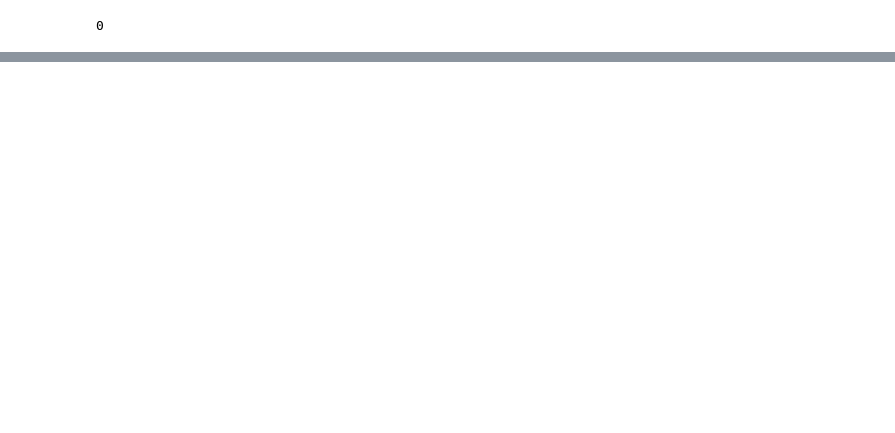
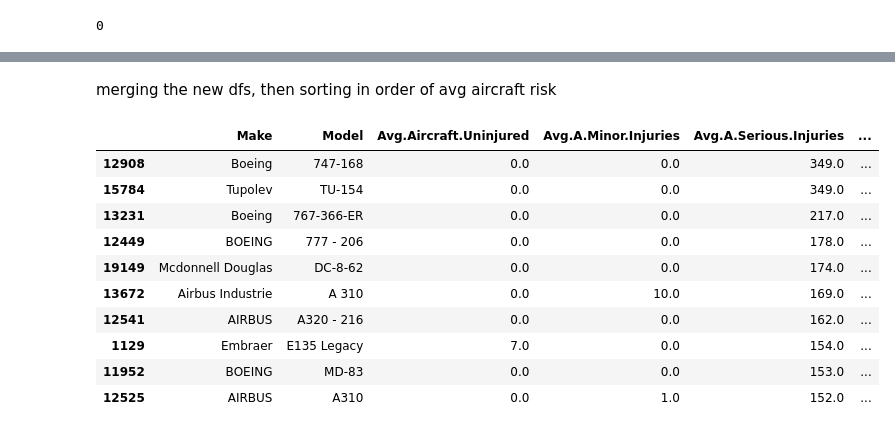
Before and after one commit to justmawi-dot/phaseONEproject, a Jupyter notebook: student.ipynb, the cells around one changed output, grey strips where cells are left out. Drawn from its saved outputs; the diff is of its cells as text; code cells hidden in the pictures; blank space fills up the shorter version.

Commit message:
Create new dataframes and merge

```diff
--- a/student.ipynb
+++ b/student.ipynb
@@ -141,0 +124,5 @@ imputed with fillna(0), didn't want to assume no fatalities or injuries reported
+# %%
+aviation_df['Total.Fatal.Injuries'] = aviation_df['Total.Fatal.Injuries'].fillna(0)
+aviation_df['Total.Serious.Injuries'] = aviation_df['Total.Fatal.Injuries'].fillna(0)
+aviation_df['Total.Minor.Injuries'] = aviation_df['Total.Minor.Injuries'].fillna(0)
+aviation_df['Total.Uninjured'] = aviation_df['Total.Uninjured'].fillna(0)
@@ -150,7 +149,5 @@ aviation_df['Total.Minor.Injuries'].isnull().sum()
 # %%
-# attempting to define a 'risk' column
-
-aviation_df['Risk'] = (
+aviation_df['Severity.Index'] = (
     aviation_df['Total.Fatal.Injuries'] * 5 +
     aviation_df['Total.Serious.Injuries'] * 3 +
     aviation_df['Total.Minor.Injuries'] * 1
@@ -190,0 +170,23 @@ aviation_df.iloc[0:20, [14,15,27,31]]
+# %%
+avg_severity = aviation_df.groupby(['Make', 'Model'])['Severity.Index'].mean().sort_values(ascending=False)
+avg_severity_df = avg_severity.reset_index(name='Avg.Severity')
+
+
+acc_count = aviation_df.groupby(['Make', 'Model']).size().sort_values(ascending=False)
+acc_count_df = acc_count.reset_index(name='Accident.Count')
+
+
+avg_craft_deaths = aviation_df.groupby(['Make','Model'])['Total.Fatal.Injuries'].mean().sort_values(ascending=False)
+avg_craft_deaths_df = avg_craft_deaths.reset_index(name='Avg.Aircraft.Deaths')
+
+
+avg_craft_serious = aviation_df.groupby(['Make', 'Model'])['Total.Serious.Injuries'].mean().sort_values(ascending=False)
+avg_craft_serious_df = avg_craft_serious.reset_index(name='Avg.A.Serious.Injuries')
+
+
+avg_craft_minor = aviation_df.groupby(['Make', 'Model'])['Total.Minor.Injuries'].mean().sort_values(ascending=False)
+avg_craft_minor_df = avg_craft_minor.reset_index(name='Avg.A.Minor.Injuries')
+
+
+avg_craft_uninjured = aviation_df.groupby(['Make','Model'])['Total.Uninjured'].mean().sort_values(ascending=False)
+avg_craft_uninjured_df = avg_craft_uninjured.reset_index(name='Avg.Aircraft.Uninjured')
@@ -190,0 +289,22 @@ aviation_df.iloc[0:20, [14,15,27,31]]
+# %% [markdown]
+merging the new dfs, then sorting in order of avg aircraft risk
+# %%
+merged_frame = avg_craft_uninjured_df.merge(avg_craft_minor_df, on=['Make', 'Model'])
+merged_frame = merged_frame.merge(avg_craft_serious_df, on=['Make', 'Model'])
+merged_frame = merged_frame.merge(avg_craft_deaths_df, on=['Make', 'Model'])
+merged_frame = merged_frame.merge(acc_count_df, on=['Make', 'Model'])
+merged_frame = merged_frame.merge(avg_severity_df, on=['Make', 'Model'])
+
+merged_frame.sort_values('Avg.Severity', ascending=False).head(10)
+# %% [output]
+|  | Make | Model | Avg.Aircraft.Uninjured | Avg.A.Minor.Injuries | Avg.A.Serious.Injuries | ... |
+| 12908 | Boeing | 747-168 | 0.0 | 0.0 | 349.0 | ... |
+| 15784 | Tupolev | TU-154 | 0.0 | 0.0 | 349.0 | ... |
+| 13231 | Boeing | 767-366-ER | 0.0 | 0.0 | 217.0 | ... |
+| 12449 | BOEING | 777 - 206 | 0.0 | 0.0 | 178.0 | ... |
+| 19149 | Mcdonnell Douglas | DC-8-62 | 0.0 | 0.0 | 174.0 | ... |
+| 13672 | Airbus Industrie | A 310 | 0.0 | 10.0 | 169.0 | ... |
+| 12541 | AIRBUS | A320 - 216 | 0.0 | 0.0 | 162.0 | ... |
+| 1129 | Embraer | E135 Legacy | 7.0 | 0.0 | 154.0 | ... |
+| 11952 | BOEING | MD-83 | 0.0 | 0.0 | 153.0 | ... |
+| 12525 | AIRBUS | A310 | 0.0 | 1.0 | 152.0 | ... |
```
Also changed, not shown: parts of 34 cells of this notebook.
